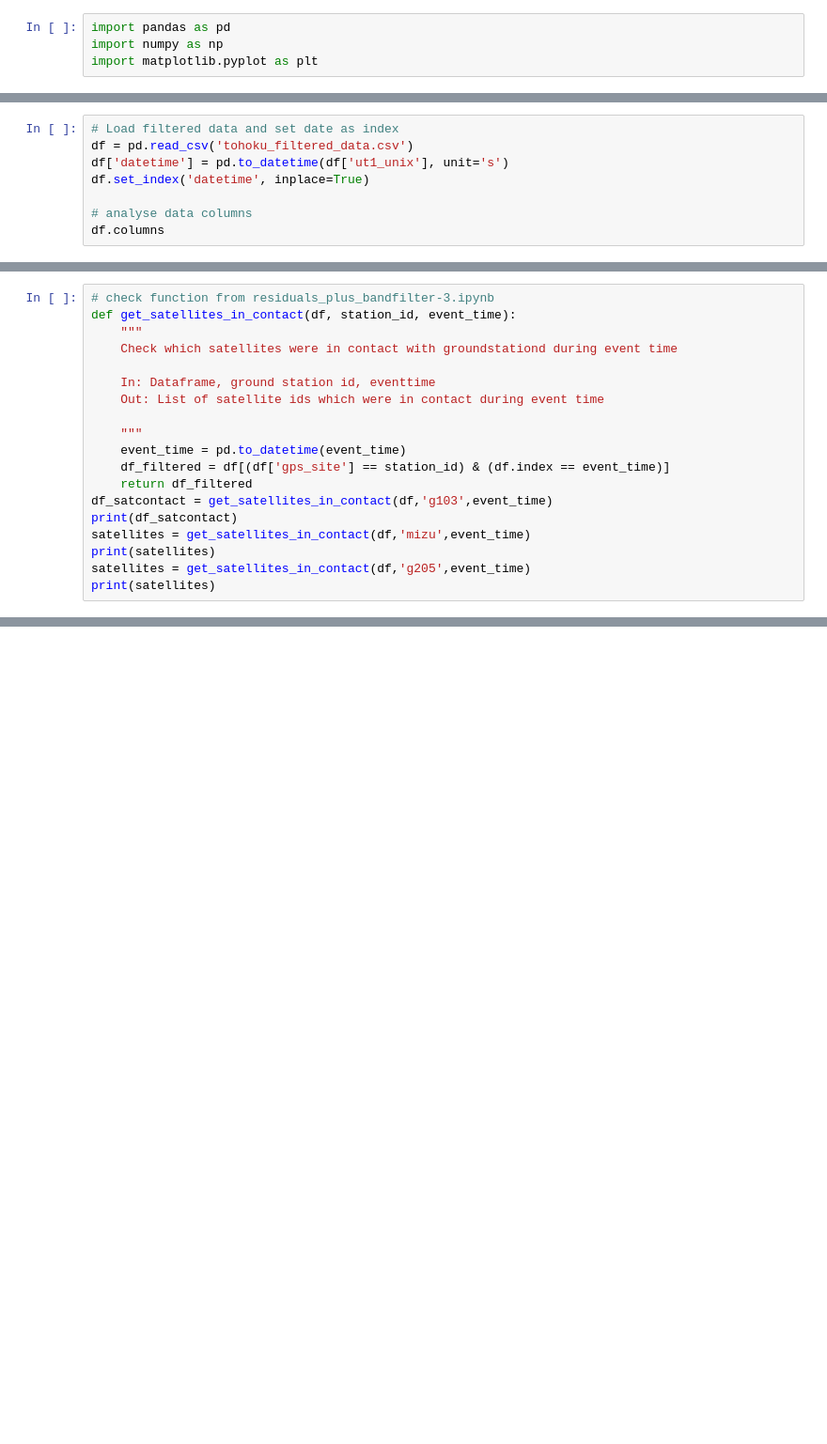
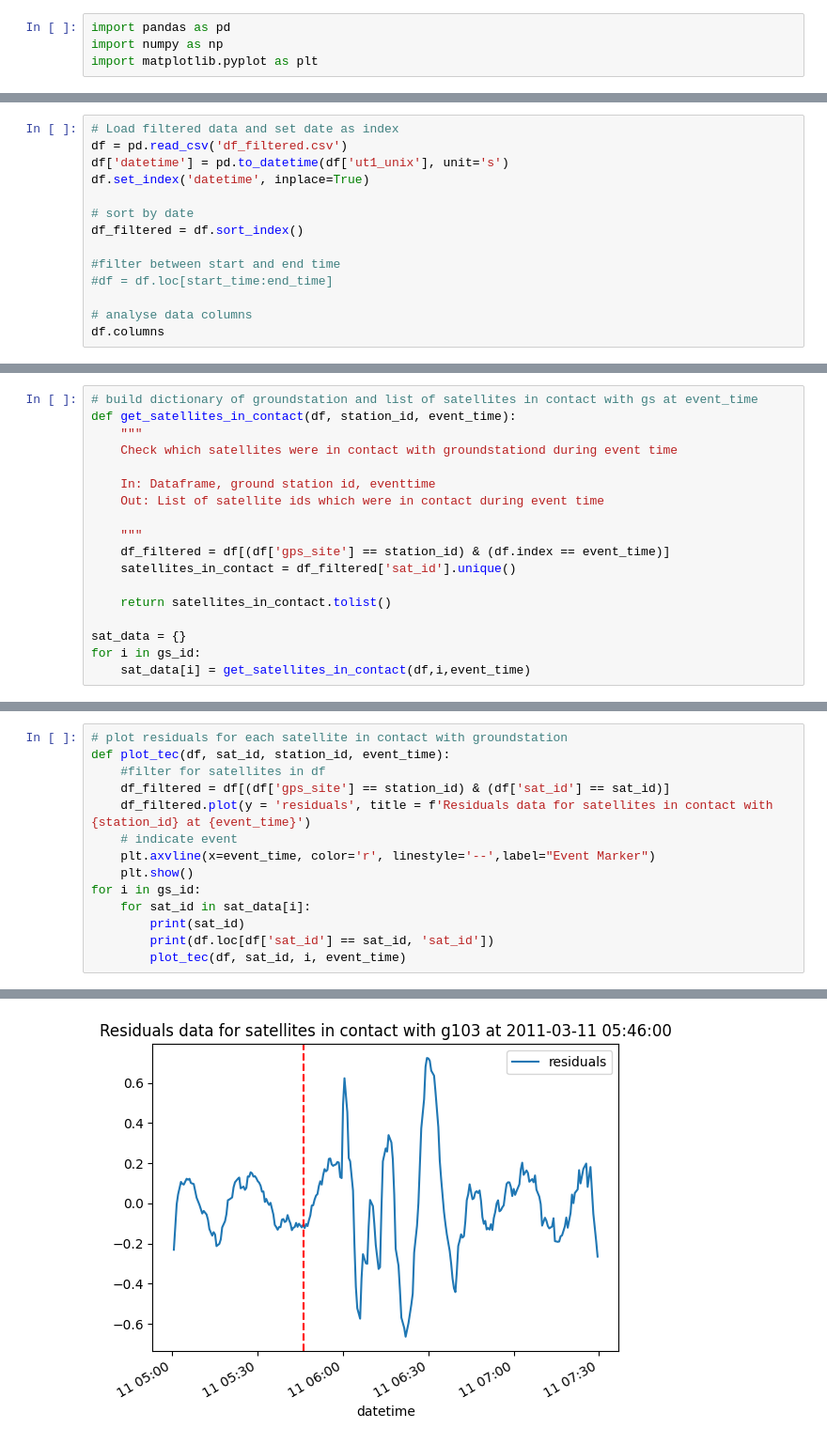
Before and after one commit to mfkiwl/tsunami-vtec-waves, a Jupyter notebook: propagation_speed.ipynb, the cells around one changed output, grey strips where cells are left out. Shown at 94% size. Saved outputs shown, nothing was run; the diff lists cells and outputs as text; blank space fills up the shorter version.

Commit message:
added plotting function of residuals per satellite per groundstation (from residuals_plus_bandfilter-3.ipynb)

```diff
--- a/propagation_speed.ipynb
+++ b/propagation_speed.ipynb
@@ -23,10 +32,16 @@ gs_id = [gs1, gs2, gs3]
 7. v = ds/dt
 # %%
 # Load filtered data and set date as index
-df = pd.read_csv('tohoku_filtered_data.csv')
+df = pd.read_csv('df_filtered.csv')
 df['datetime'] = pd.to_datetime(df['ut1_unix'], unit='s')
 df.set_index('datetime', inplace=True)
 
+# sort by date
+df_filtered = df.sort_index()
+
+#filter between start and end time
+#df = df.loc[start_time:end_time]
+
 # analyse data columns
 df.columns
 # %% [output]
@@ -38,5 +56,5 @@ Index(['year', 'month', 'day', 'hour', 'min', 'sec', 'recno', 'kindat',
 # %%
-# check function from residuals_plus_bandfilter-3.ipynb
+# build dictionary of groundstation and list of satellites in contact with gs at event_time
 def get_satellites_in_contact(df, station_id, event_time):
     """
     Check which satellites were in contact with groundstationd during event time
@@ -45,12 +63,11 @@ def get_satellites_in_contact(df, station_id, event_time):
     Out: List of satellite ids which were in contact during event time
 
     """
-    event_time = pd.to_datetime(event_time)
     df_filtered = df[(df['gps_site'] == station_id) & (df.index == event_time)]
-    return df_filtered
-df_satcontact = get_satellites_in_contact(df,'g103',event_time)
-print(df_satcontact)
-satellites = get_satellites_in_contact(df,'mizu',event_time)
-print(satellites)
-satellites = get_satellites_in_contact(df,'g205',event_time)
-print(satellites)
+    satellites_in_contact = df_filtered['sat_id'].unique()
+
+    return satellites_in_contact.tolist()
+
+sat_data = {}
+for i in gs_id:
+    sat_data[i] = get_satellites_in_contact(df,i,event_time)
@@ -74,0 +89,15 @@ datetime                           ...
+# %%
+# plot residuals for each satellite in contact with groundstation
+def plot_tec(df, sat_id, station_id, event_time):
+    #filter for satellites in df
+    df_filtered = df[(df['gps_site'] == station_id) & (df['sat_id'] == sat_id)]
+    df_filtered.plot(y = 'residuals', title = f'Residuals data for satellites in contact with {station_id} at {event_time}')
+    # indicate event
+    plt.axvline(x=event_time, color='r', linestyle='--',label="Event Marker")
+    plt.show()
+for i in gs_id:
+    for sat_id in sat_data[i]:
+        print(sat_id)
+        print(df.loc[df['sat_id'] == sat_id, 'sat_id'])
+        plot_tec(df, sat_id, i, event_time)
+# %% [output]
@@ -74,0 +118 @@ datetime                           ...
+[figure, added]
```
Also changed, not shown: parts of 8 cells of this notebook.
